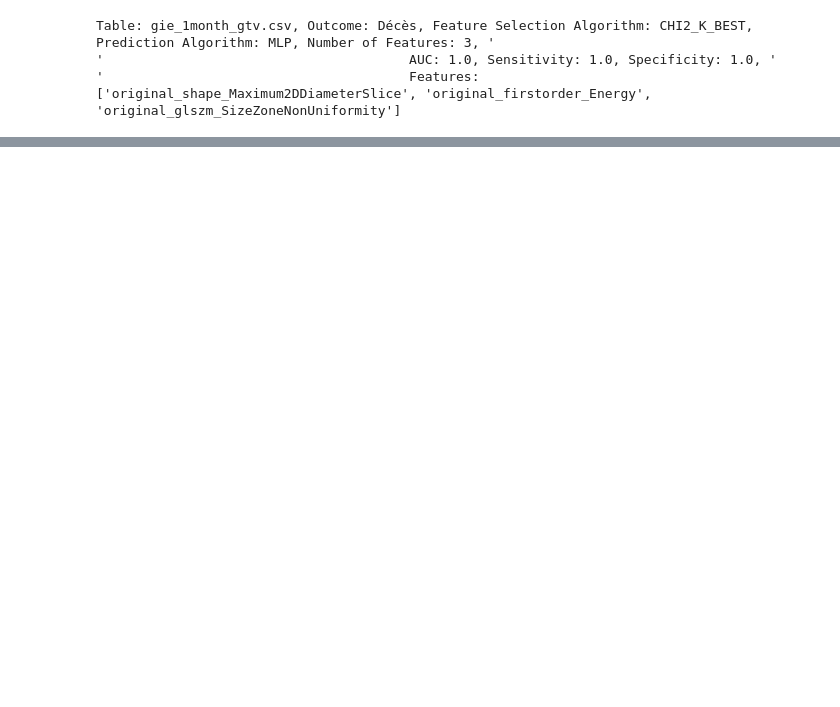
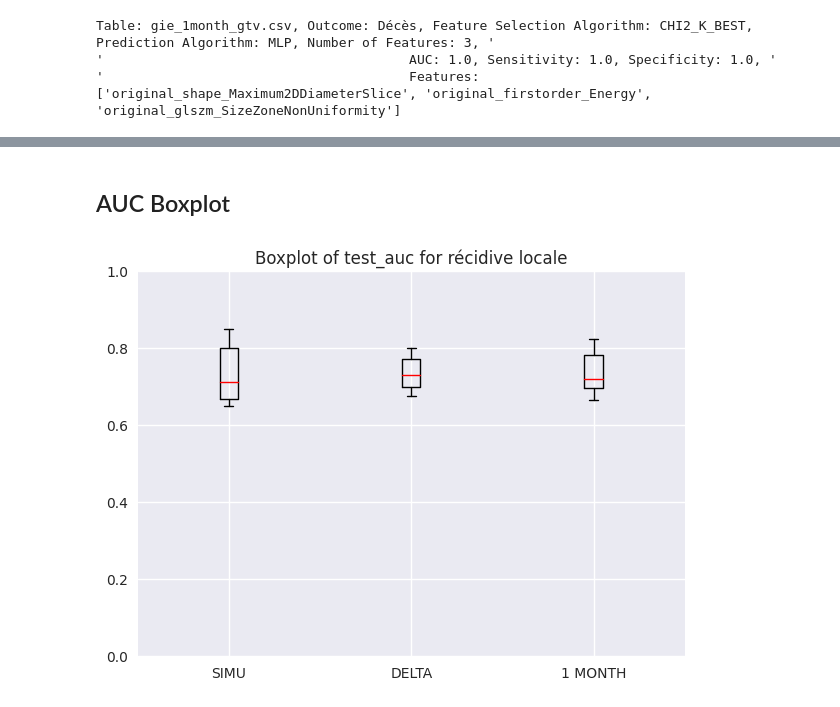
Before and after one commit to ftach/delta-rad, a Jupyter notebook: rad_comparison/analyze_results_gie.ipynb, the cells around one changed output, grey strips where cells are left out. Cells and saved outputs as stored; diff of their text form; code cells hidden in the pictures; blank space fills up the shorter version.

Commit message:
computed results for GIE comparison

```diff
--- a/rad_comparison/analyze_results_gie.ipynb
+++ b/rad_comparison/analyze_results_gie.ipynb
@@ -236,0 +210,16 @@ Table: gie_1month_gtv.csv, Outcome: Décès, Feature Selection Algorithm: CHI2_K
+# %%
+folder_path = '/home/tachennf/Documents/delta-rad/extracted_radiomics/'
+delta_rad_tables = ['simu_gie_gtv.csv', 'rd_simu_onemth_gtv.csv', 'gie_1month_gtv.csv'] # ['rd_f1_f5_gtv.csv'] # 'f3_gtv.csv', 'simu_gtv.csv', 'f1_gtv.csv', 'f5_gtv.csv', 'rd_simu_f1_gtv.csv', 'rd_simu_f3_gtv.csv', 'rd_simu_f5_gtv.csv', 'rd_f1_f3_gtv.csv',
+feat_sel_algo_list = ['ANOVA_PERC', 'RDM_SEL', 'NO_SEL', 'RF']  # # , 'ADABOOST', , 'MI_PERC', 'MI_K_BEST', 'NO_SEL', 'RDM_SEL', 'LASSO'
+outcome_csv = 'outcomes.csv'
+smote = False
+results_file = 'json_results/results_ncv_simu_gie.json'
+pred_algo_list = ['RF', 'ADABOOST', 'LOGREGRIDGE', 'PSVM', 'KNN',  'BAGG', 'MLP', 'QDA'] #
+MAX_FEATURES = 3
+outcomes_list = ['Récidive Locale'] # 'Récidive Méta',
+# %%
+results_dict = json.load(open(results_file))
+
+print(list(results_dict.keys()))
+metric_list = ['roc_auc', 'sensitivity', 'specificity']
+results = pd.read_json(results_file)
@@ -236,0 +270,18 @@ Table: gie_1month_gtv.csv, Outcome: Décès, Feature Selection Algorithm: CHI2_K
+# %% [markdown]
+## AUC Boxplot
+# %%
+metric_list = ['test_auc']
+rec_loc_top_res = af.get_best_results_dict2(results, delta_rad_tables, feat_sel_algo_list, pred_algo_list, metric_list, 'Récidive Locale', k=10)
+plt.style.use('seaborn-v0_8')
+widths = 0.1
+medianprops = dict(linestyle='-', linewidth=1, color='red')
+nice_tables = ['SIMU', 'DELTA', '1 MONTH']
+
+plt.figure(figsize=(24, 5))
+i = 1
+for metric in metric_list:
+    value_by_table = rec_loc_top_res[metric]
+    plt.subplot(1, 3, i), plt.boxplot(value_by_table.values(), widths=widths, medianprops=medianprops), plt.title(f'Boxplot of {metric} for récidive locale'), plt.ylim([0, 1]), plt.xticks(range(1, len(delta_rad_tables) + 1), nice_tables),
+    i += 1
+# %% [output]
+[figure, added]
```
Also changed, not shown: parts of 21 cells of this notebook, 5 other files.
